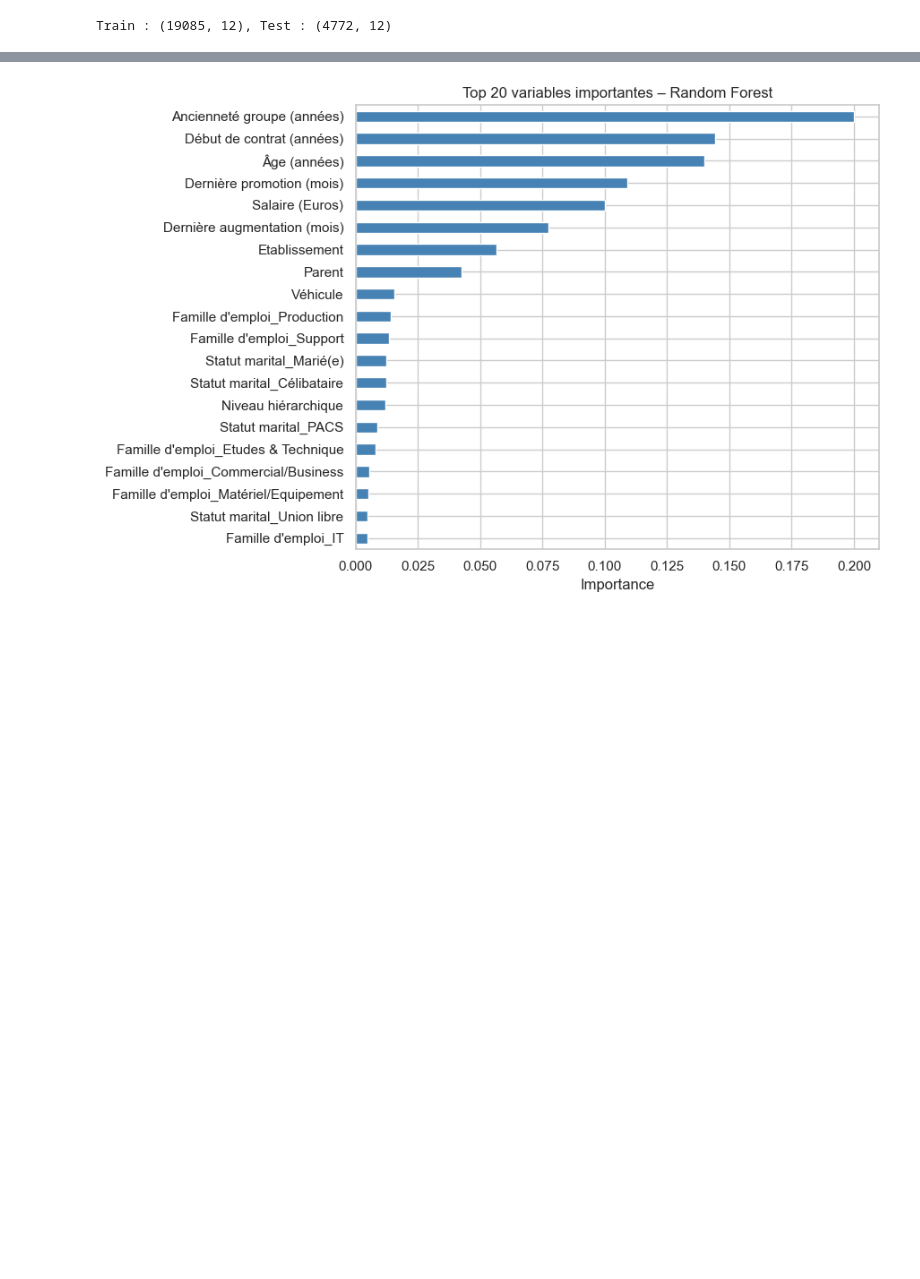
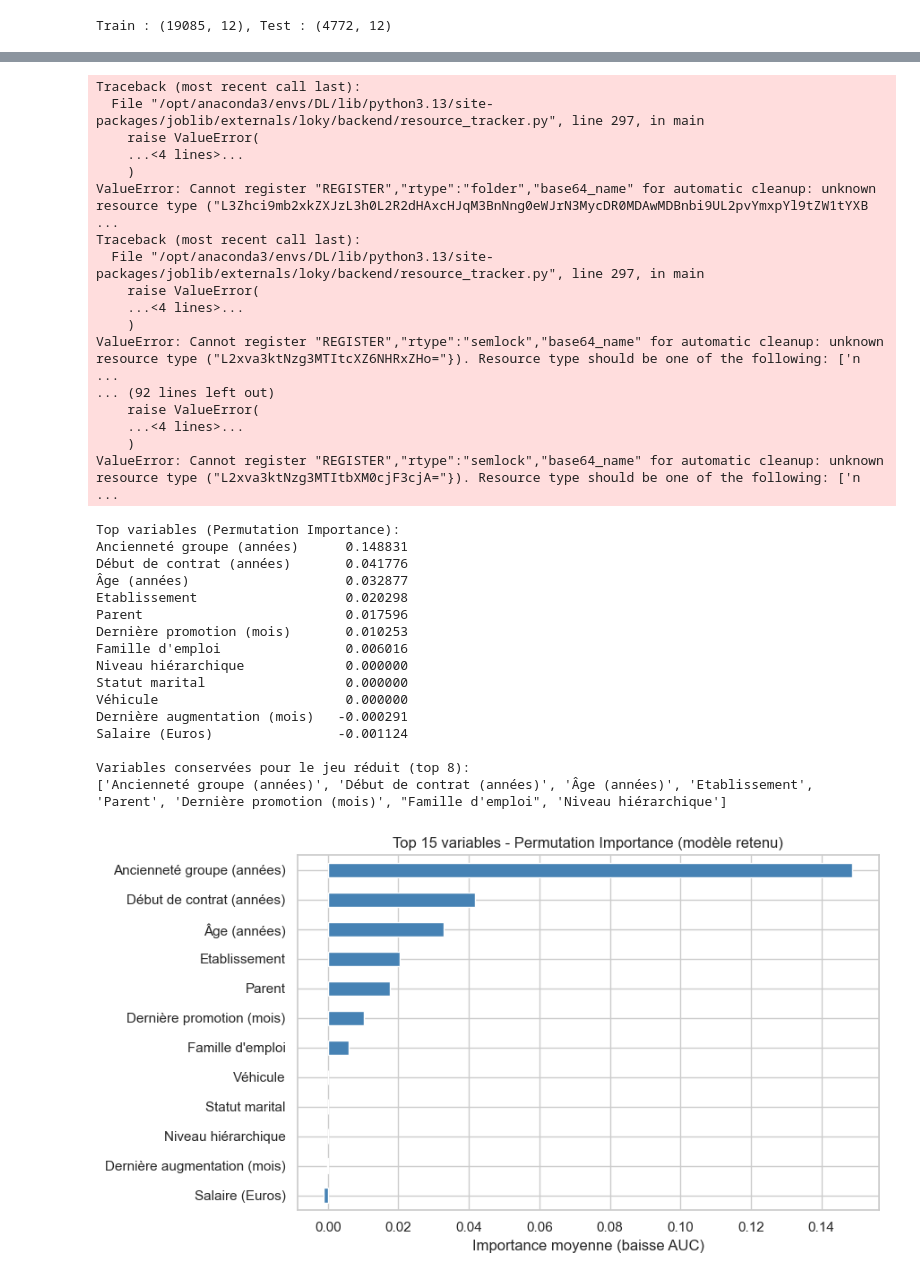
Before and after one commit to colinfrisch/rexia, a Jupyter notebook: projet/REXIA_Partie1_Donnees_Tabulaires.ipynb, the cells around one changed output, grey strips where cells are left out. Saved outputs shown, nothing was run; the diff lists cells and outputs as text; code cells hidden in the pictures; blank space fills up the shorter version.

```diff
--- a/projet/REXIA_Partie1_Donnees_Tabulaires.ipynb
+++ b/projet/REXIA_Partie1_Donnees_Tabulaires.ipynb
@@ -550,18 +657,59 @@ plt.show()
 # %%
-# Importance des variables (Random Forest)
-rf_model = rf_pipeline.named_steps['classifier']
-ohe_features = rf_pipeline.named_steps['preprocessor'].named_transformers_['cat'].get_feature_names_out(cat_features).tolist()
-all_features = num_features + ohe_features
+# 4. Explication post-hoc (Permutation Importance) + réduction des colonnes
+best_model = models[best_model_name]
+perm = permutation_importance(
+    best_model, X_test, y_test,
+    n_repeats=10, random_state=42, scoring='roc_auc', n_jobs=-1
+)
 
-importances = pd.Series(rf_model.feature_importances_, index=all_features)
-top_20 = importances.sort_values(ascending=False).head(20)
+perm_imp = pd.Series(perm.importances_mean, index=X_test.columns).sort_values(ascending=False)
+top_k = 8
+selected_features = perm_imp.head(top_k).index.tolist()
 
-fig, ax = plt.subplots(figsize=(9, 6))
-top_20.sort_values().plot(kind='barh', ax=ax, color='steelblue')
-ax.set_title('Top 20 variables importantes – Random Forest')
-ax.set_xlabel('Importance')
+print('Top variables (Permutation Importance):')
+print(perm_imp.head(15).to_string())
+print(f"\nVariables conservées pour le jeu réduit (top {top_k}):")
+print(selected_features)
+
+fig, ax = plt.subplots(figsize=(9, 5))
+perm_imp.head(15).sort_values().plot(kind='barh', ax=ax, color='steelblue')
+ax.set_title('Top 15 variables - Permutation Importance (modèle retenu)')
+ax.set_xlabel('Importance moyenne (baisse AUC)')
 plt.tight_layout()
 plt.show()
 # %% [output]
+Traceback (most recent call last):
+  File "/opt/anaconda3/envs/DL/lib/python3.13/site-packages/joblib/externals/loky/backend/resource_tracker.py", line 297, in main
+    raise ValueError(
+    ...<4 lines>...
+    )
+ValueError: Cannot register "REGISTER","rtype":"folder","base64_name" for automatic cleanup: unknown resource type ("L3Zhci9mb2xkZXJzL3h0L2R2dHAxcHJqM3BnNng0eWJrN3MycDR0MDAwMDBnbi9UL2pvYmxpYl9tZW1tYXB ...
+Traceback (most recent call last):
+  File "/opt/anaconda3/envs/DL/lib/python3.13/site-packages/joblib/externals/loky/backend/resource_tracker.py", line 297, in main
+    raise ValueError(
+    ...<4 lines>...
+    )
+ValueError: Cannot register "REGISTER","rtype":"semlock","base64_name" for automatic cleanup: unknown resource type ("L2xva3ktNzg3MTItcXZ6NHRxZHo="}). Resource type should be one of the following: ['n ...
+... (92 lines left out)
+    raise ValueError(
+    ...<4 lines>...
+    )
+ValueError: Cannot register "REGISTER","rtype":"semlock","base64_name" for automatic cleanup: unknown resource type ("L2xva3ktNzg3MTItbXM0cjF3cjA="}). Resource type should be one of the following: ['n ...
+Top variables (Permutation Importance):
+Ancienneté groupe (années)      0.148831
+Début de contrat (années)       0.041776
+Âge (années)                    0.032877
+Etablissement                   0.020298
+Parent                          0.017596
+Dernière promotion (mois)       0.010253
+Famille d'emploi                0.006016
+Niveau hiérarchique             0.000000
+Statut marital                  0.000000
+Véhicule                        0.000000
+Dernière augmentation (mois)   -0.000291
+Salaire (Euros)                -0.001124
+
+Variables conservées pour le jeu réduit (top 8):
+['Ancienneté groupe (années)', 'Début de contrat (années)', 'Âge (années)', 'Etablissement', 'Parent', 'Dernière promotion (mois)', "Famille d'emploi", 'Niveau hiérarchique']
-[figure, old version]
+[figure, new version]
 # %% [markdown]
```
Also changed, not shown: parts of 9 cells of this notebook.
